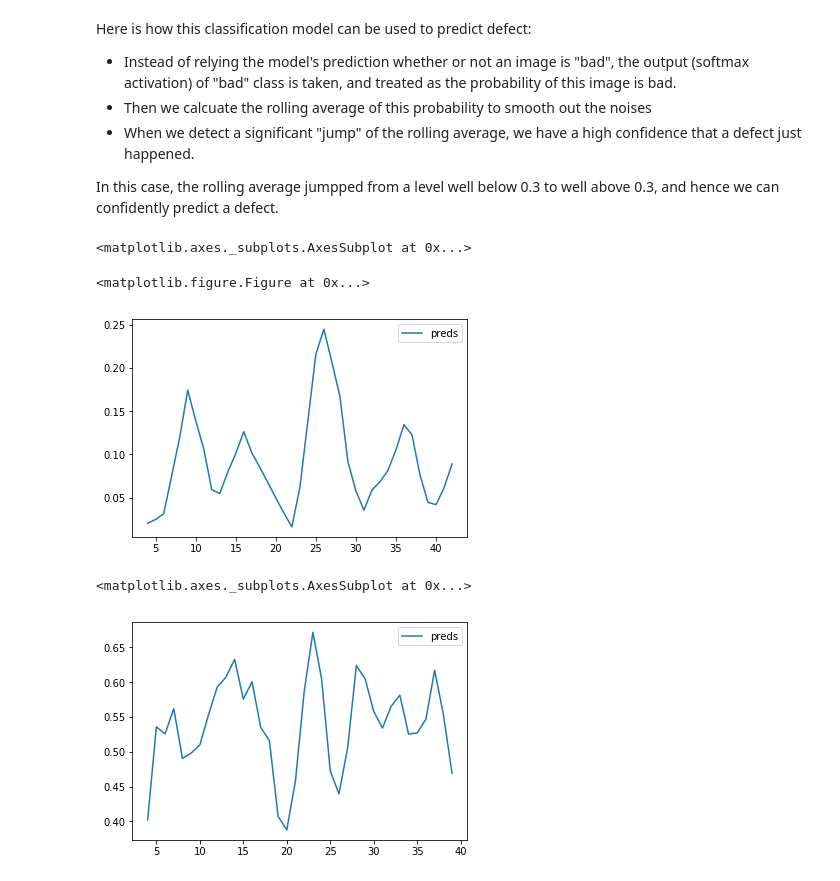
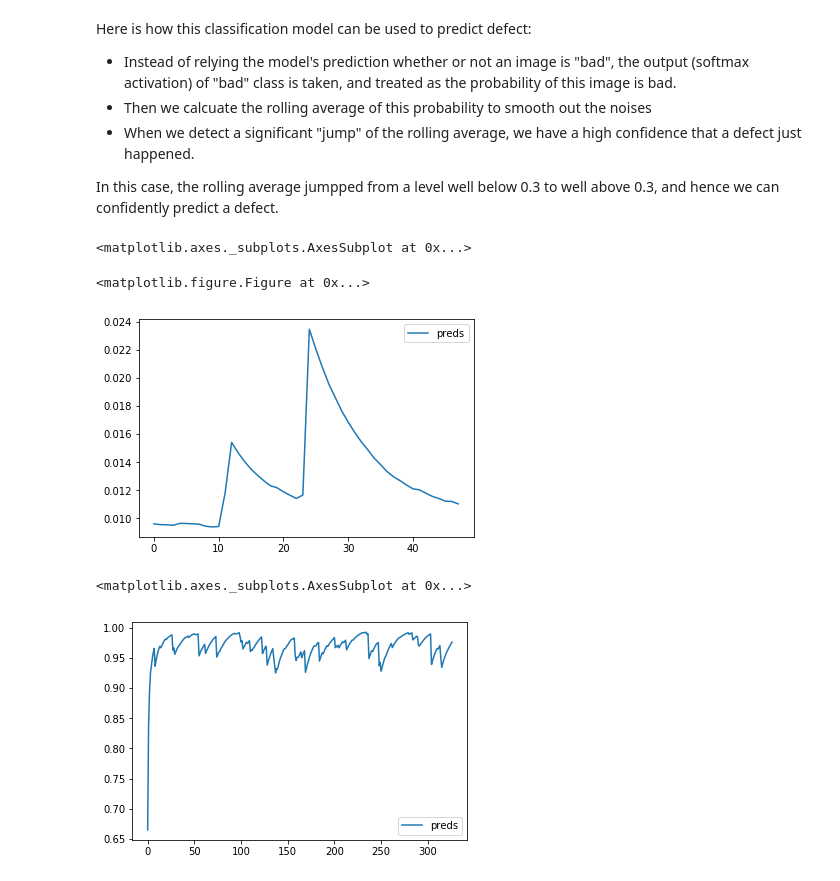
Before and after one commit to test-v1/notebooks-1, a Jupyter notebook: shared/all_videos.ipynb, the cells around one changed output. Cells and saved outputs as stored; diff of their text form; code cells hidden in the pictures.

```diff
--- a/shared/all_videos.ipynb
+++ b/shared/all_videos.ipynb
@@ -180,10 +181,10 @@ In this case, the rolling average jumpped from a level well below 0.3 to well ab
 import matplotlib.image as mpimg
 import glob
 
-prefix = '527437885'
+prefix = '515864483'
 # prefix = '534365178'
 # prefix = '531286675'  # This video does not perform well. But the defect is also subtle.
-folder = '/data/generated/val-all-videos/best/'
+folder = '/data/generated/train-224/best/'
 
 plt.figure(figsize=(20,20))
 columns = 16
@@ -193,21 +194,21 @@ imgs = np.asarray(list(map(load_image, jpgs)))
 
 preds = model.predict(imgs)
 df = pd.DataFrame(dict(preds=preds[:,1]))
-df = df.rolling(5, win_type='triang').mean()
+df = df.ewm(span=20).mean()
 df.plot()
 # %% [output]
 <matplotlib.axes._subplots.AxesSubplot at 0x...>
 <matplotlib.figure.Figure at 0x...>
-[figure, old version]
+[figure, new version]
 # %%
-folder = '/data/generated/val-all-videos/worst/'
+folder = '/data/generated/train-224/worst/'
 jpgs = glob.glob(folder + prefix + '-*.jpg')
 imgs = np.asarray(list(map(load_image, jpgs)))
 
 preds_bad = model.predict(imgs)
 df = pd.DataFrame(dict(preds=preds_bad[:,1]))
-df = df.rolling(5, win_type='triang').mean()
+df = df.ewm(span=20).mean()
 df.plot()
 # %% [output]
 <matplotlib.axes._subplots.AxesSubplot at 0x...>
-[figure, old version]
+[figure, new version]
```
Also changed, not shown: parts of 1 cell of this notebook.
